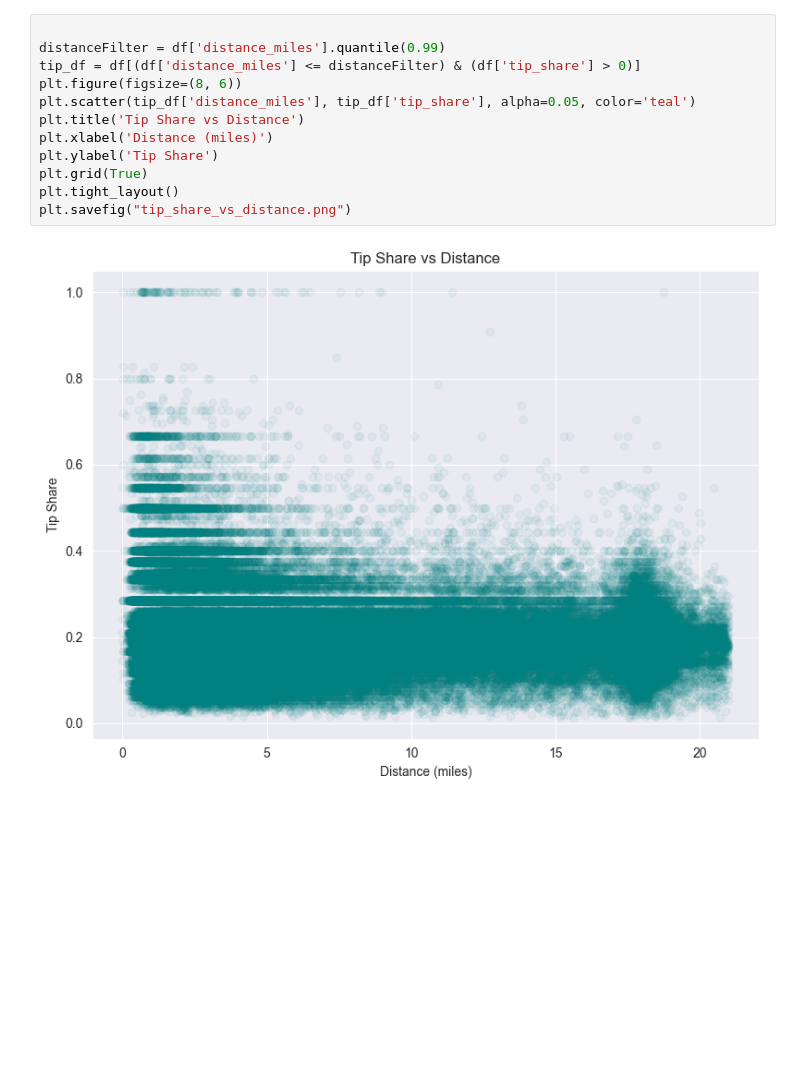
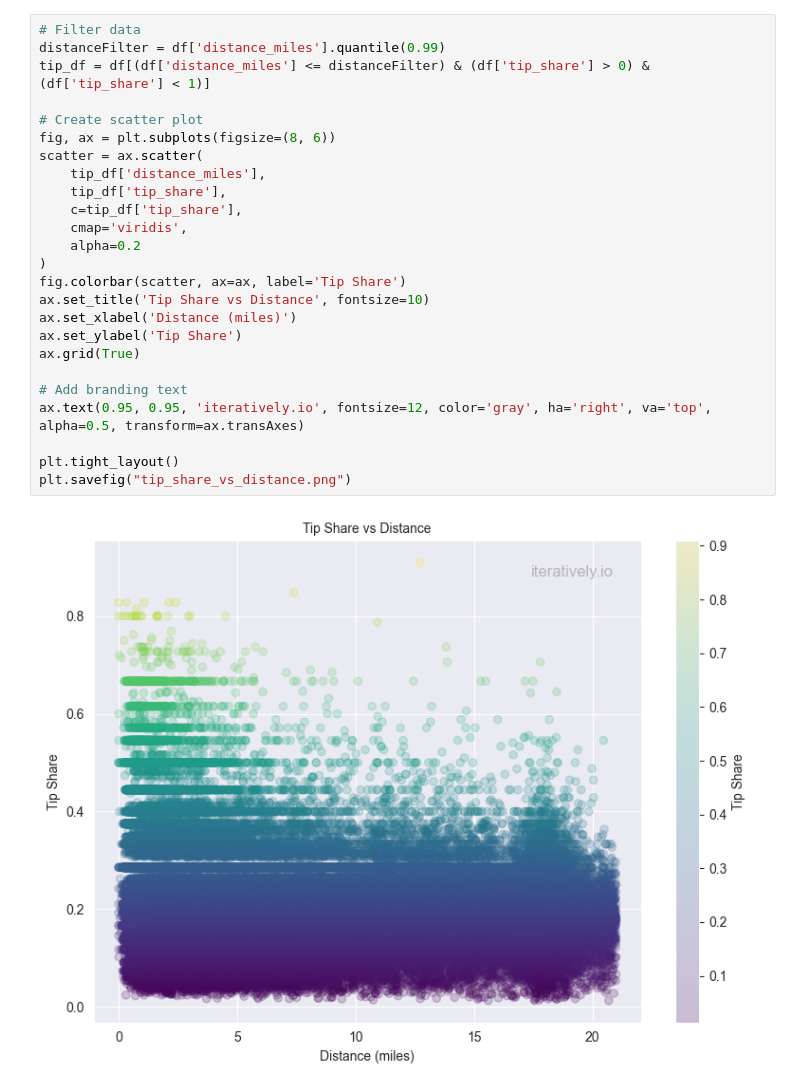
Before and after one commit to steffenaxer/iteratively-code-examples, a Jupyter notebook: src/main/python/notebooks/trips_analysis.ipynb, the cells around one changed output. Saved outputs shown, nothing was run; the diff lists cells and outputs as text; blank space fills up the shorter version.

```diff
--- a/src/main/python/notebooks/trips_analysis.ipynb
+++ b/src/main/python/notebooks/trips_analysis.ipynb
@@ -40,14 +59,27 @@ plt.savefig("relative_trip_distribution.png")
-# %%
-
-distanceFilter = df['distance_miles'].quantile(0.99)
-tip_df = df[(df['distance_miles'] <= distanceFilter) & (df['tip_share'] > 0)]
-plt.figure(figsize=(8, 6))
-plt.scatter(tip_df['distance_miles'], tip_df['tip_share'], alpha=0.05, color='teal')
-plt.title('Tip Share vs Distance')
-plt.xlabel('Distance (miles)')
-plt.ylabel('Tip Share')
-plt.grid(True)
-plt.tight_layout()
-plt.savefig("tip_share_vs_distance.png")
-# %% [output]
-[figure, removed]
+# %%
+# Filter data
+distanceFilter = df['distance_miles'].quantile(0.99)
+tip_df = df[(df['distance_miles'] <= distanceFilter) & (df['tip_share'] > 0) & (df['tip_share'] < 1)]
+
+# Create scatter plot
+fig, ax = plt.subplots(figsize=(8, 6))
+scatter = ax.scatter(
+    tip_df['distance_miles'],
+    tip_df['tip_share'],
+    c=tip_df['tip_share'],
+    cmap='viridis',
+    alpha=0.2
+)
+fig.colorbar(scatter, ax=ax, label='Tip Share')
+ax.set_title('Tip Share vs Distance', fontsize=10)
+ax.set_xlabel('Distance (miles)')
+ax.set_ylabel('Tip Share')
+ax.grid(True)
+
+# Add branding text
+ax.text(0.95, 0.95, 'iteratively.io', fontsize=12, color='gray', ha='right', va='top', alpha=0.5, transform=ax.transAxes)
+
+plt.tight_layout()
+plt.savefig("tip_share_vs_distance.png")
+# %% [output]
+[figure, added]
```
Also changed, not shown: parts of 2 cells of this notebook, 1 other file.
